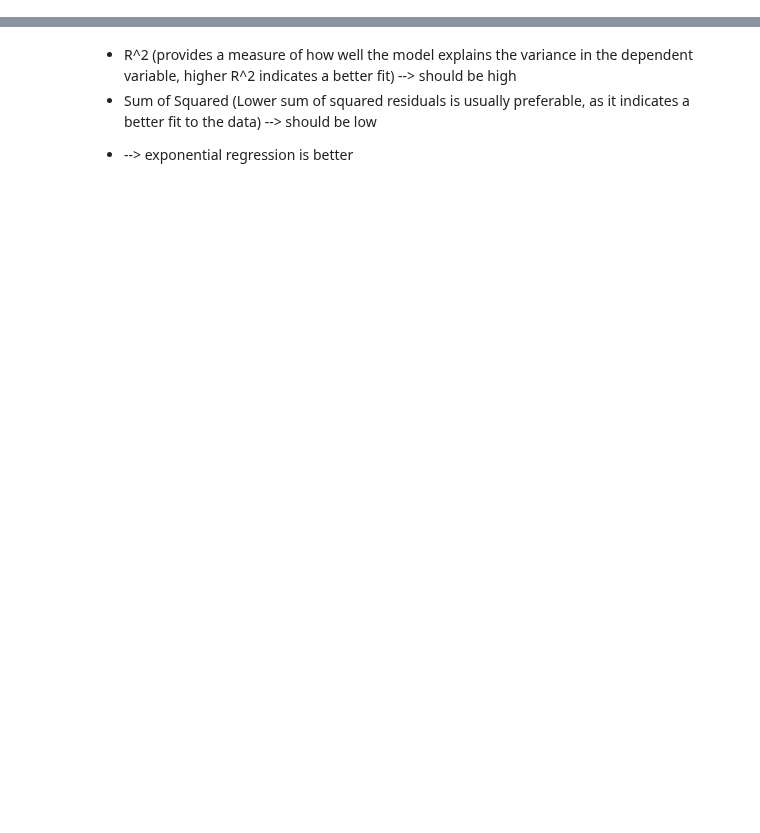
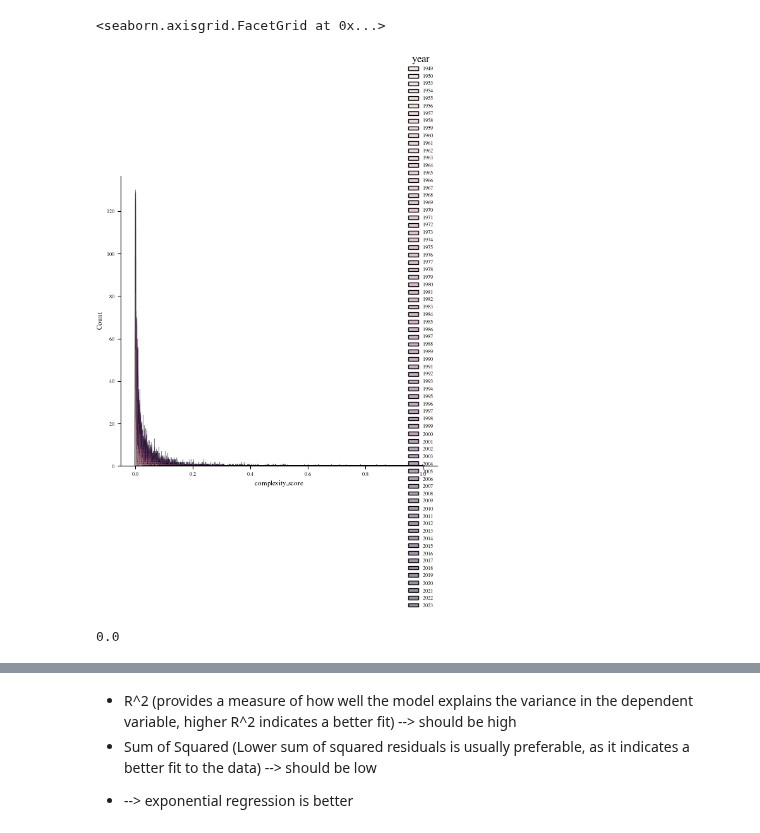
Before and after one commit to eddiebeach99/Data_Literacy, a Jupyter notebook: Analysis/complexity_regression.ipynb, the cells around one changed output, grey strips where cells are left out. Drawn from its saved outputs; the diff is of its cells as text; code cells hidden in the pictures; blank space fills up the shorter version.

```diff
--- a/Analysis/complexity_regression.ipynb
+++ b/Analysis/complexity_regression.ipynb
@@ -19,6 +18,17 @@ from tueplots.constants.color import rgb
 
 # set plotting stylesheet
 plt.rcParams.update(bundles.icml2022(column='full', nrows=1, ncols=2, usetex=False))
+# %%
+##### Observe data if it is gaussian distibuted #####
+sns.displot(data, x ='complexity_score', hue='year')
+# %% [output]
+<seaborn.axisgrid.FacetGrid at 0x...>
+[figure, added]
+# %%
+res = scipy.stats.normaltest(data['complexity_score'])
+res.pvalue
+# %% [output]
+0.0
 # %%
 ##### Plot mean complexity per set per year and a prediction until 2030#####
 
```
Also changed, not shown: parts of 5 cells of this notebook, 9 other files.
